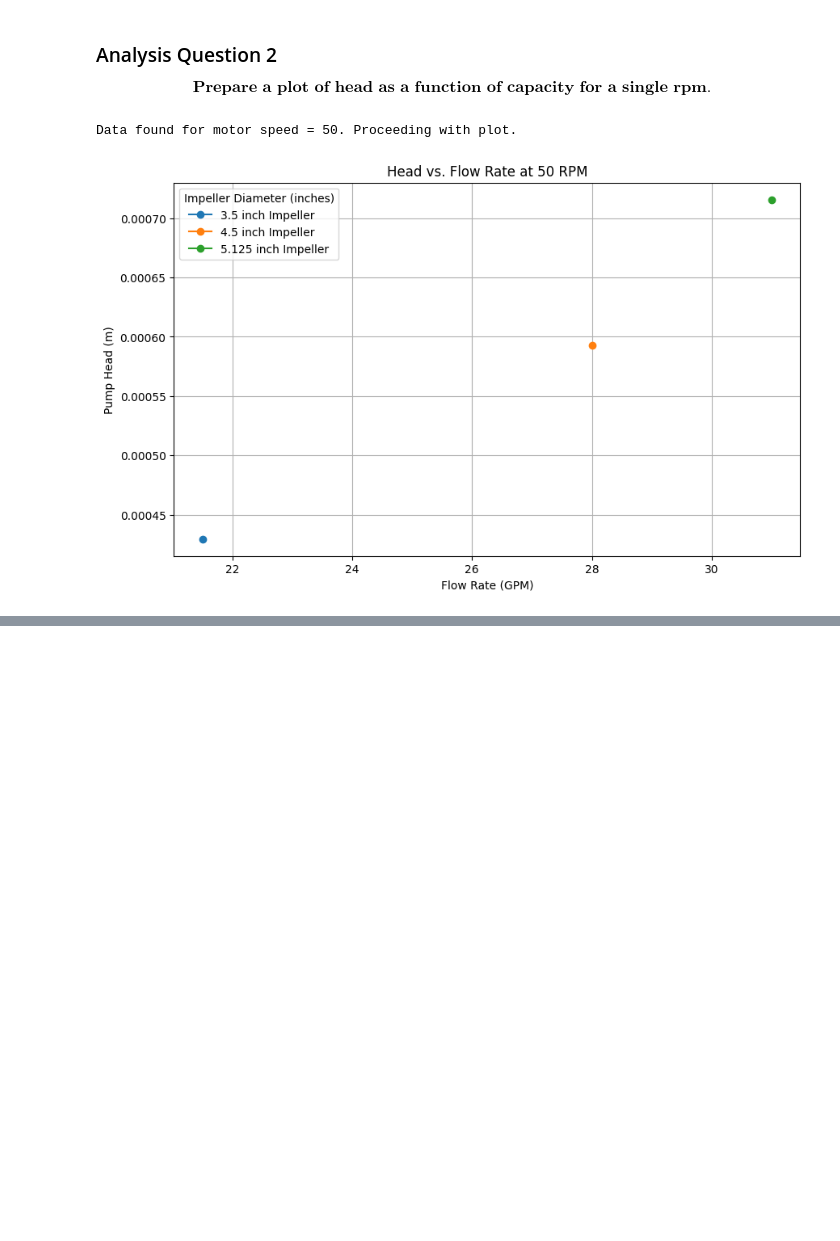
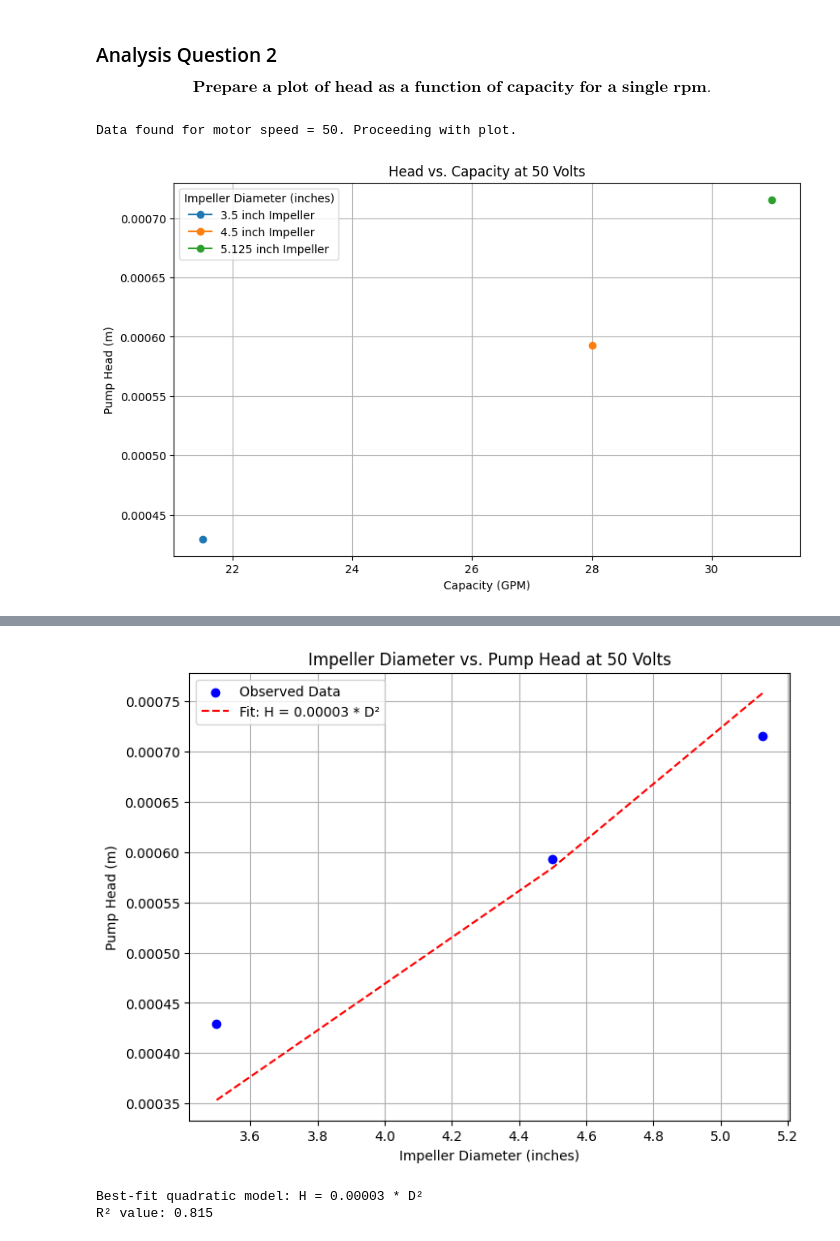
Before and after one commit to ethanmibu/cbe154, a Jupyter notebook: centrifugal-pump/exp-data-analysis.ipynb, the cells around one changed output, grey strips where cells are left out. Drawn from its saved outputs; the diff is of its cells as text; code cells hidden in the pictures; blank space fills up the shorter version.

```diff
--- a/centrifugal-pump/exp-data-analysis.ipynb
+++ b/centrifugal-pump/exp-data-analysis.ipynb
@@ -141,9 +141,6 @@ $$ \textbf{Prepare a plot of head as a function of capacity for a single rpm.} $
 # %%
 import pandas as pd
 import matplotlib.pyplot as plt
-
-file_path = "MW1-Centrifugal Pump Lab Raw Data - Sheet1.csv"  # Modify if needed
-df = pd.read_csv(file_path)
 
 rho = 997 # kg/m^3 (Density of water)
 g = 9.81   # m/s^2 (Gravity)
@@ -182,8 +179,8 @@ for diameter in unique_diameters:
     plt.plot(subset["flowrate"], subset["pump_head"], marker='o', linestyle='-', label=f"{diameter} inch Impeller")
 
 # Improve readability
-plt.title(f"Head vs. Flow Rate at {selected_rpm} RPM")
-plt.xlabel("Flow Rate (GPM)")
+plt.title(f"Head vs. Capacity at {selected_rpm} Volts")
+plt.xlabel("Capacity (GPM)")
 plt.ylabel("Pump Head (m)")
 plt.legend(title="Impeller Diameter (inches)")
 plt.grid(True)
@@ -195,0 +203,60 @@ Data found for motor speed = 50. Proceeding with plot.
+# %%
+from scipy.optimize import curve_fit
+from sklearn.metrics import r2_score
+
+
+# Define constants for pump head calculation
+rho = 997  # kg/m^3 (Density of water)
+g = 9.81   # m/s^2 (Acceleration due to gravity)
+
+# Compute pump head in meters
+df["pump_head"] = (df["pump_discharge_pressure"] - df["pump_suction_pressure"]) / (rho * g)
+
+# Select a single motor speed (highest available) for analysis
+selected_rpm = max(df["motor_speed"].unique())
+
+# Filter data for the selected motor speed
+df_filtered = df[df["motor_speed"] == selected_rpm]
+
+# Compute average head for each impeller diameter at this RPM
+impeller_diameters = df_filtered["impeller_diam"].unique()
+head_values = [df_filtered[df_filtered["impeller_diam"] == d]["pump_head"].mean() for d in impeller_diameters]
+
+# Sort values for proper fitting
+impeller_diameters, head_values = zip(*sorted(zip(impeller_diameters, head_values)))
+
+# Define the quadratic function: H = k * D^2
+def quadratic_model(D, k):
+    return k * D**2
+
+# Fit the quadratic model to the data
+params, _ = curve_fit(quadratic_model, impeller_diameters, head_values)
+
+# Generate predicted values for visualization and R² calculation
+head_predicted = quadratic_model(np.array(impeller_diameters), *params)
+
+# Calculate R² value
+r2 = r2_score(head_values, head_predicted)
+
+# Visualization
+plt.figure(figsize=(8, 6))
+plt.scatter(impeller_diameters, head_values, color='blue', label="Observed Data")
+plt.plot(impeller_diameters, head_predicted, color='red', linestyle='--', label=f"Fit: H = {params[0]:.5f} * D²")
+
+# Labels and formatting
+plt.title(f"Impeller Diameter vs. Pump Head at {selected_rpm} Volts")
+plt.xlabel("Impeller Diameter (inches)")
+plt.ylabel("Pump Head (m)")
+plt.legend()
+plt.grid(True)
+
+# Display the plot
+plt.show()
+
+# Display results
+print(f"Best-fit quadratic model: H = {params[0]:.5f} * D²")
+print(f"R² value: {r2:.3f}")
+# %% [output]
+[figure, added]
+Best-fit quadratic model: H = 0.00003 * D²
+R² value: 0.815
```
Also changed, not shown: parts of 4 cells of this notebook.
